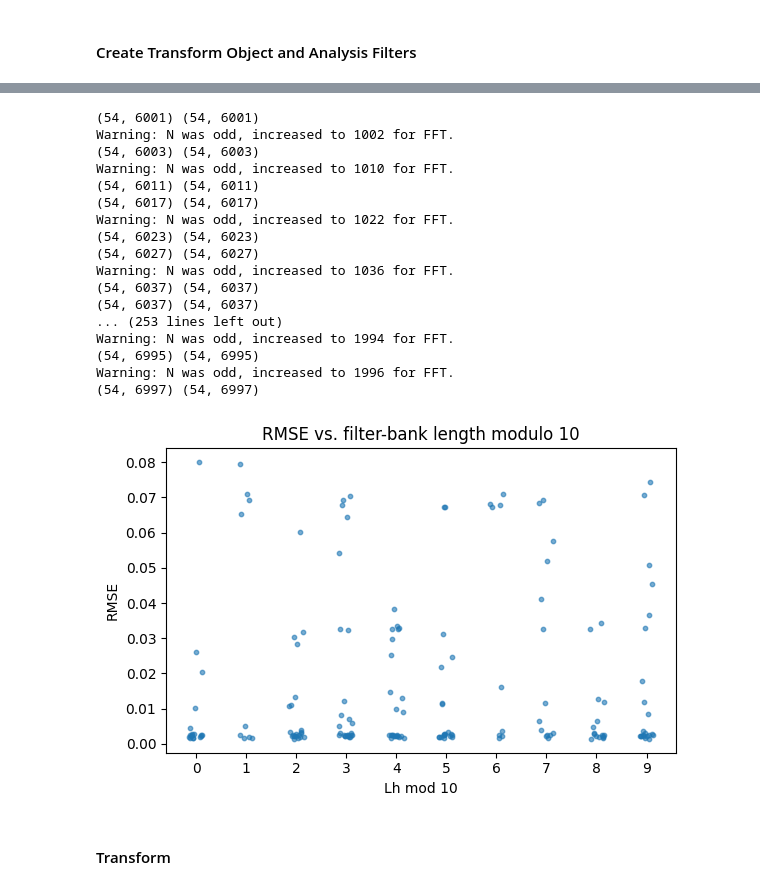
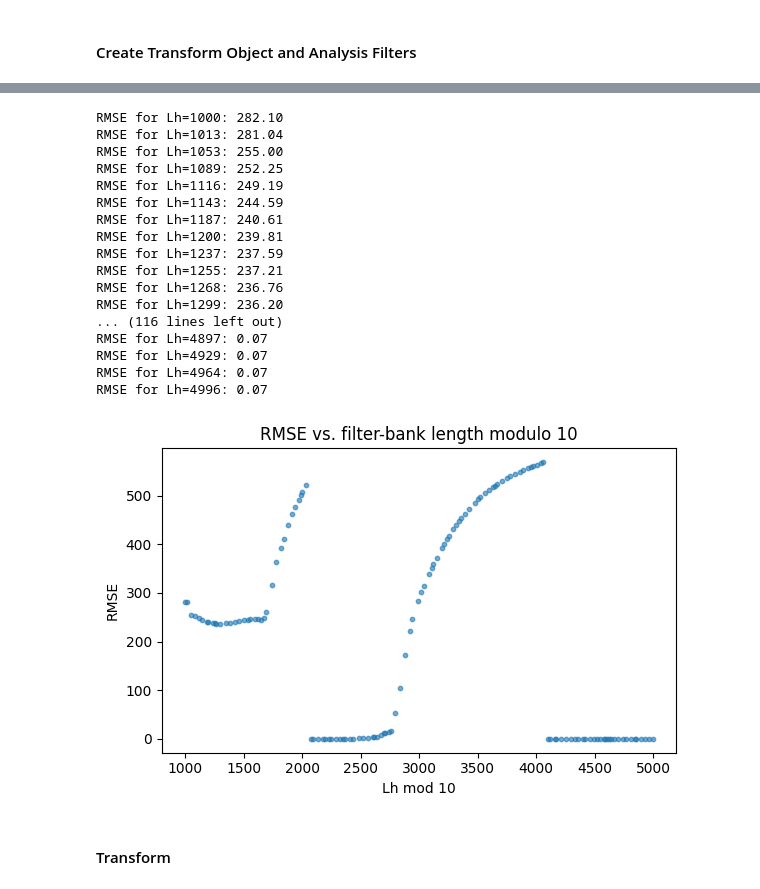
Before and after one commit to aphoffmann/InvertibleWavelets, a Jupyter notebook: WAICUP_TEST.ipynb, the cells around one changed output, grey strips where cells are left out. Drawn from its saved outputs; the diff is of its cells as text; code cells hidden in the pictures.

```diff
--- a/WAICUP_TEST.ipynb
+++ b/WAICUP_TEST.ipynb
@@ -10,7 +10,6 @@ from magprime.algorithms import UBSS, MSSA
 #### Load Example Data from Swarm A Spacecraft Magnetoemter
 # %%
 data = np.load("data.npy")
-data = np.pad(data, 1, mode = 'constant', constant_values = 0)
 # Adding some noise
 sample_rate = 50.0                          # 50 Hz sampling rate
 num_samples = data.shape[-1]                # 5000 samples
@@ -27,7 +22,7 @@ B.shape
 # %% [markdown]
 #### Create Transform Object and Analysis Filters
 # %%
-fb = DyadicFilterBank(wavelet=Morlet() , fs=sample_rate, N=4999, real=True, dj = 1/8, s_max=4)
+fb = DyadicFilterBank(wavelet=Morlet() , fs=sample_rate, N=2500, real=True, dj = 1/8, s_max=1)
 transform = Transform(
     data=B[0],
     fs = sample_rate,
@@ -44,0 +31,13 @@ plt.show()
+# %%
+%matplotlib inline
+"Take CWT"
+short = transform.forward(data, mode='same')
+
+"Detrim"
+n_ch, Ltrim = short.shape
+Lx, Lh = transform.N, transform.Wfreq.shape[1]
+full_len  = Lx + Lh - 1
+pad_left  = (full_len - Ltrim) // 2
+full = np.zeros((n_ch, full_len), dtype=short.dtype)
+full[:, pad_left:pad_left + Ltrim] = short
+print(full.shape)
@@ -66,7 +186,7 @@ def rmse_for_Lh(Lh, sample_rate, data):
     tr    = Transform(data=data, fs=sample_rate, filterbank=fb)
     recon = tr.inverse(tr.forward(data, mode='same'))
 
-    margin = Lh
+    margin = 1000
     err    = recon[margin:-margin] - data[margin:-margin]
     return np.sqrt(np.mean(err**2))
 
@@ -75,63 +195,64 @@ def rmse_for_Lh(Lh, sample_rate, data):
 # main: parallel sweep with a *responsive* bar
 # -------------------------------------------------------------------
 # --- analysis target ---------------------------------------------
-low, high = 1_000, 2000          # inclusive start, exclusive stop
+low, high = 1000, 5000          # inclusive start, exclusive stop
 rng       = np.random.default_rng(42)   # seed for reproducibility
 
 # keep stepping by 1‒10 until we’d exceed `high`
-steps = rng.integers(1, 11, size=high-low)     # overshoot then trim
+steps = rng.integers(10, 50, size=high-low)     # overshoot then trim
 Lhs   = np.cumsum(np.insert(steps, 0, low))    # start at 1000
 Lhs   = Lhs[Lhs < high]
 rmses  = []
 
 
 # --- sweep (single process, live plot) ---------------------------
-for Lh in tqdm(Lhs, desc="Computing RMSE"):
+for Lh in Lhs:
     rmse = rmse_for_Lh(Lh, sample_rate=sample_rate, data=data)
     rmses.append(rmse)
+    print(f"RMSE for Lh={Lh}: {rmse:.2f}")
 # %% [output]
-(54, 6001) (54, 6001)
-Warning: N was odd, increased to 1002 for FFT.
-(54, 6003) (54, 6003)
-Warning: N was odd, increased to 1010 for FFT.
-(54, 6011) (54, 6011)
-(54, 6017) (54, 6017)
-Warning: N was odd, increased to 1022 for FFT.
-(54, 6023) (54, 6023)
-(54, 6027) (54, 6027)
-Warning: N was odd, increased to 1036 for FFT.
-(54, 6037) (54, 6037)
-(54, 6037) (54, 6037)
-... (253 lines left out)
-Warning: N was odd, increased to 1994 for FFT.
-(54, 6995) (54, 6995)
-Warning: N was odd, increased to 1996 for FFT.
-(54, 6997) (54, 6997)
+RMSE for Lh=1000: 282.10
+RMSE for Lh=1013: 281.04
+RMSE for Lh=1053: 255.00
+RMSE for Lh=1089: 252.25
+RMSE for Lh=1116: 249.19
+RMSE for Lh=1143: 244.59
+RMSE for Lh=1187: 240.61
+RMSE for Lh=1200: 239.81
+RMSE for Lh=1237: 237.59
+RMSE for Lh=1255: 237.21
+RMSE for Lh=1268: 236.76
+RMSE for Lh=1299: 236.20
+... (116 lines left out)
+RMSE for Lh=4897: 0.07
+RMSE for Lh=4929: 0.07
+RMSE for Lh=4964: 0.07
+RMSE for Lh=4996: 0.07
 # %%
+
 # --- modulo-10 values -------------------------------------------------
 nan_mask = np.isnan(rmses)          # mask for NaN values
 rmses = np.array(rmses)[~nan_mask]             # remove NaN values
 Lhs = np.array(Lhs)[~nan_mask]                # remove corresponding Lh values
-mods = np.mod(Lhs, 10)             # vector of length len(Lhs)
+mods = np.mod(Lhs, 10000)             # vector of length len(Lhs)
 
 # ── 1) strip-plot (all points with a tiny horizontal jitter) ──────────
 fig, ax = plt.subplots(figsize=(6, 4))
 
 ax.scatter(
     mods + np.random.uniform(-0.15, 0.15, size=mods.size),  # jitter
     rmses,
     s     = 10,
     alpha = 0.6,
 )
 
-ax.set_xticks(range(10))
 ax.set_xlabel("Lh mod 10")
 ax.set_ylabel("RMSE")
 ax.set_title("RMSE vs. filter-bank length modulo 10")
 plt.tight_layout()
 plt.show()
 # %% [output]
-[figure, old version]
+[figure, new version]
 # %% [markdown]
 #### Transform
 # %%
```
Also changed, not shown: parts of 6 cells of this notebook, 2 other files.
